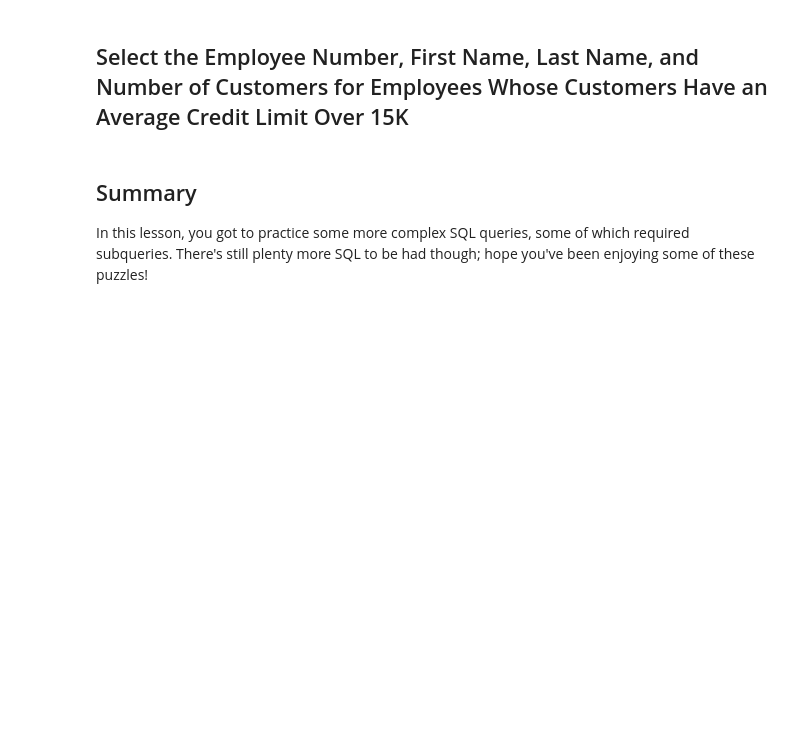
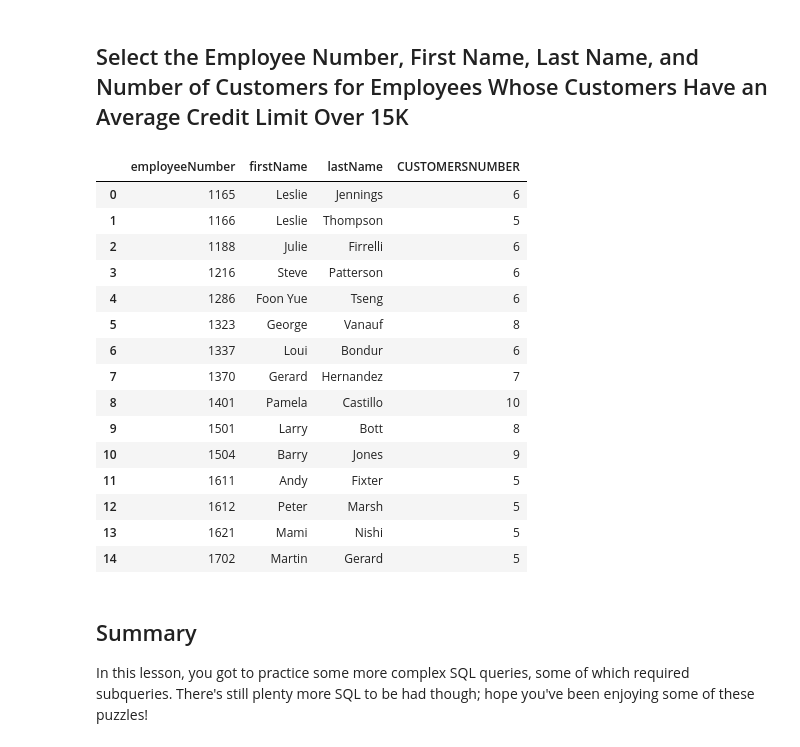
Before and after one commit to jamesggatonye/dsc-sql-subqueries-lab, a Jupyter notebook: index.ipynb, the cells around one changed output. Saved outputs shown, nothing was run; the diff lists cells and outputs as text; code cells hidden in the pictures; blank space fills up the shorter version.

```diff
--- a/index.ipynb
+++ b/index.ipynb
@@ -146,3 +173,36 @@ This problem is a bit tougher. To start, think about how you might break the pro
+# %%
+q = ('''
+
+    SELECT A.employeeNumber,A.firstName,A.lastName, CUSTOMERSNUMBER
+
+    FROM (SELECT DISTINCT employeeNumber,firstName,lastName
+    FROM employees join offices using (officeCode) join customers A on employeeNumber=salesRepEmployeeNumber ) A
+
+    JOIN (SELECT salesRepEmployeeNumber, COUNT(*) CUSTOMERSNUMBER FROM(  SELECT distinct customerNumber,salesRepEmployeeNumber, AVG(creditLimit)
+    from customers group by customerNumber,salesRepEmployeeNumber
+    having AVG(creditLimit)>15000 order by salesRepEmployeeNumber) GROUP BY salesRepEmployeeNumber) B ON A.employeeNumber=B.salesRepEmployeeNumber
+
+
+''')
+j=pd.read_sql(q,conn)
+j
+# %% [output]
+|  | employeeNumber | firstName | lastName | CUSTOMERSNUMBER |
+| 0 | 1165 | Leslie | Jennings | 6 |
+| 1 | 1166 | Leslie | Thompson | 5 |
+| 2 | 1188 | Julie | Firrelli | 6 |
+| 3 | 1216 | Steve | Patterson | 6 |
+| 4 | 1286 | Foon Yue | Tseng | 6 |
+| 5 | 1323 | George | Vanauf | 8 |
+| 6 | 1337 | Loui | Bondur | 6 |
+| 7 | 1370 | Gerard | Hernandez | 7 |
+| 8 | 1401 | Pamela | Castillo | 10 |
+| 9 | 1501 | Larry | Bott | 8 |
+| 10 | 1504 | Barry | Jones | 9 |
+| 11 | 1611 | Andy | Fixter | 5 |
+| 12 | 1612 | Peter | Marsh | 5 |
+| 13 | 1621 | Mami | Nishi | 5 |
+| 14 | 1702 | Martin | Gerard | 5 |
 # %% [markdown]
 ## Summary
 
```
Also changed, not shown: parts of 3 cells of this notebook.
